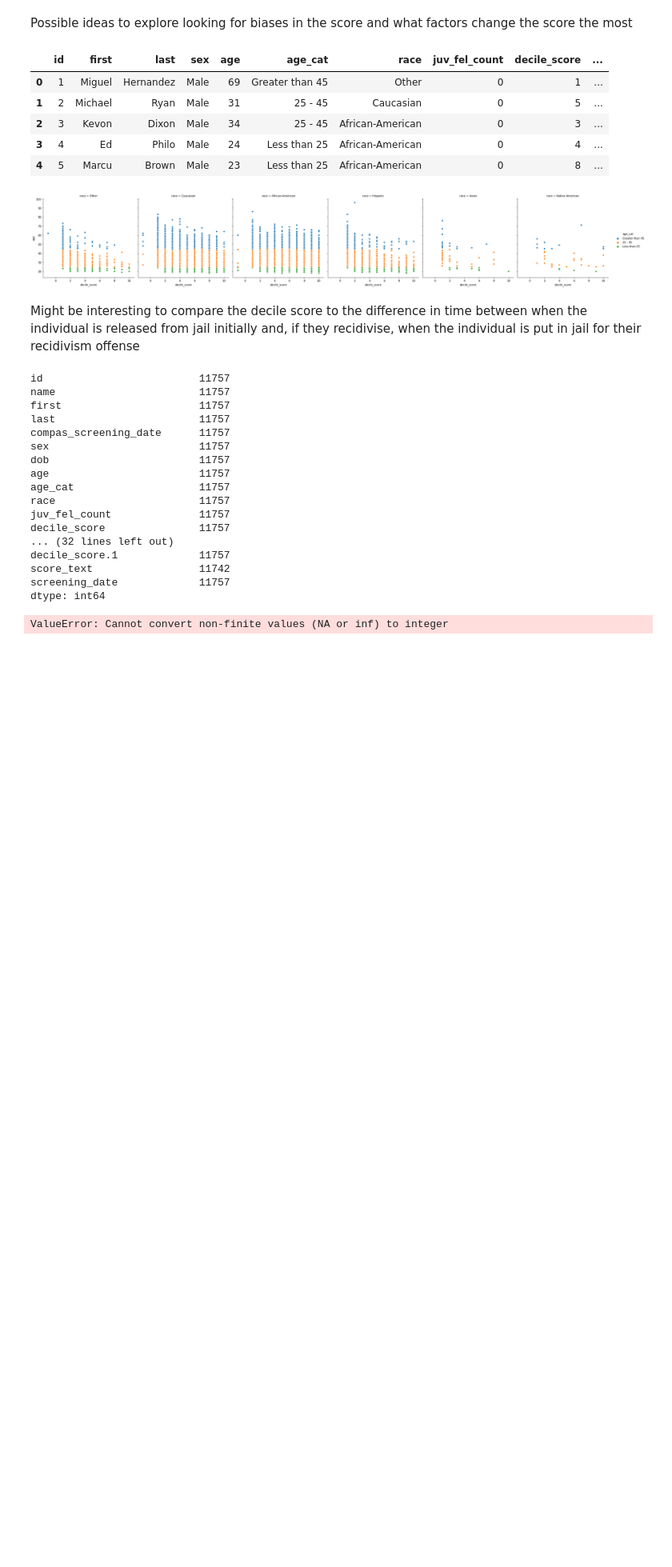
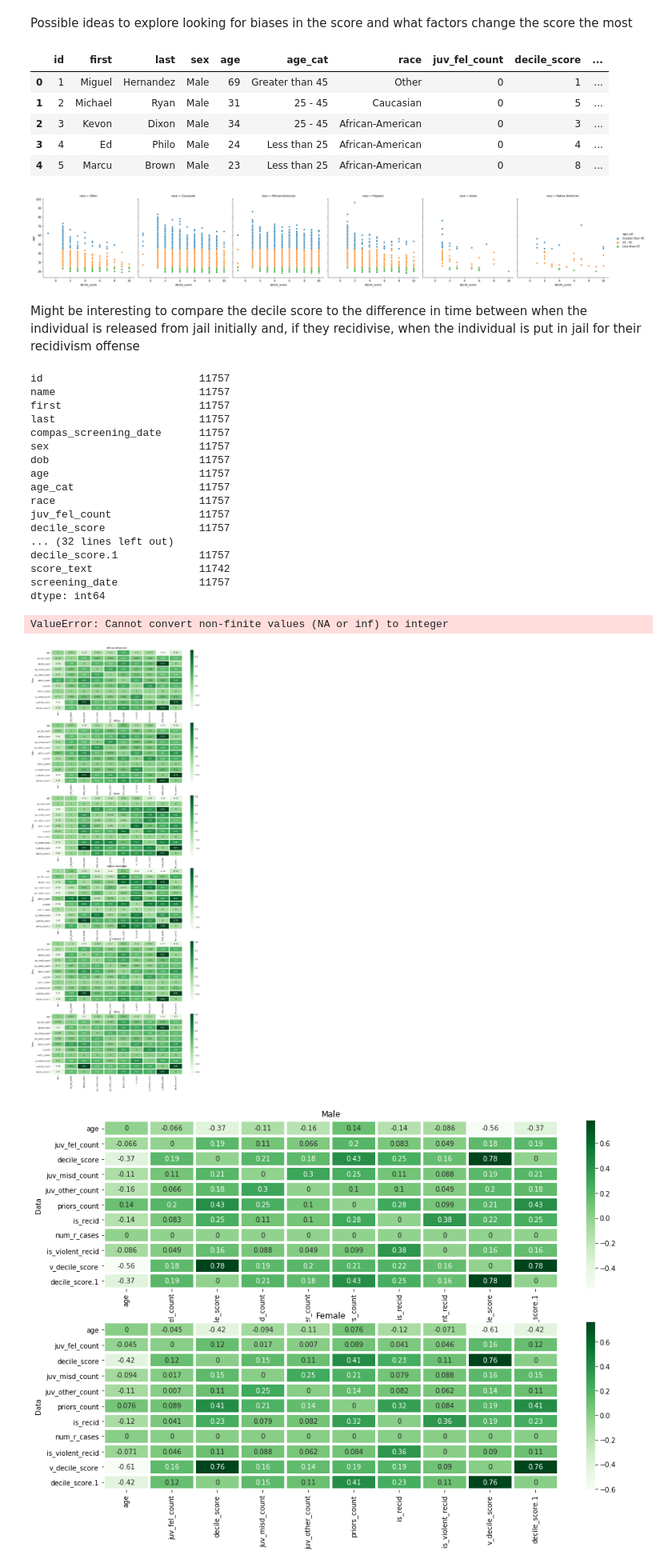
Before and after one commit to CyrusRR/iXDSCourseProject1, a Jupyter notebook: compas-analysis-master/Compass EDA.ipynb, the cells around one changed output. Shown at 80% size. Saved outputs shown, nothing was run; the diff lists cells and outputs as text; code cells hidden in the pictures; blank space fills up the shorter version.

```diff
--- a/compas-analysis-master/Compass EDA.ipynb
+++ b/compas-analysis-master/Compass EDA.ipynb
@@ -339,3 +288,39 @@ b['r_offense_year'] = b['r_offense_date'].dt.year.astype('int64')
 a
 # %% [output]
 ValueError: Cannot convert non-finite values (NA or inf) to integer
+# %%
+Compascorr=y.groupby("race").corr()
+Compascorr1  = Compascorr[Compascorr < .999][Compascorr > -.999]
+Compascorr1 = round(Compascorr1.fillna(0),3)
+Compascorr1 = Compascorr1.reset_index().rename(columns={'level_1': 'Data'}).set_index("Data")
+irrelcol = ["race", "num_r_cases","id", "days_b_screening_arrest", "c_days_from_compas", "r_days_from_arrest", "num_vr_cases"]
+irrelrows = ["id", "days_b_screening_arrest", "c_days_from_compas",  "r_days_from_arrest", "num_vr_cases"]
+CompasBl = Compascorr1[(Compascorr1.race == "African-American")].drop(irrelcol, axis =1).drop(irrelrows, axis =0)
+CompasAs = Compascorr1[(Compascorr1.race == "Asian")].drop(irrelcol, axis =1).drop(irrelrows, axis =0)
+CompasWh = Compascorr1[(Compascorr1.race == "Caucasian")].drop(irrelcol, axis =1).drop(irrelrows, axis =0)
+CompasNa = Compascorr1[(Compascorr1.race == "Native American")].drop(irrelcol, axis =1).drop(irrelrows, axis =0)
+CompasOt = Compascorr1[(Compascorr1.race == "Other")].drop(irrelcol, axis =1).drop(irrelrows, axis =0)
+CompasHi = Compascorr1[(Compascorr1.race == "Hispanic")].drop(irrelcol, axis =1).drop(irrelrows, axis =0)
+# %%
+CompascorrM = y.groupby("sex").corr()
+CompascorrMM  = CompascorrM[CompascorrM < .999][CompascorrM > -.999]
+CompascorrMM = round(CompascorrMM.fillna(0),3)
+CompascorrMM = CompascorrMM.reset_index().rename(columns={'level_1': 'Data'}).set_index("Data")
+irrelcolg = ["sex","num_r_cases", "id", "days_b_screening_arrest", "c_days_from_compas", "r_days_from_arrest", "num_vr_cases"]
+irrelrowsg = ["id", "days_b_screening_arrest", "c_days_from_compas",  "r_days_from_arrest", "num_vr_cases"]
+CompasM = CompascorrMM[(CompascorrMM.sex == "Male")].drop(irrelcolg, axis =1).drop(irrelrowsg, axis =0)
+CompasF = CompascorrMM[(CompascorrMM.sex == "Female")].drop(irrelcolg, axis =1).drop(irrelrowsg, axis =0)
+# %%
+f, axes1 = plt.subplots(6,1, sharey=True, figsize=(15, 40), squeeze = True)
+Corr1 = (sns.heatmap(CompasBl, annot=True, linewidths=3, cmap="Greens", ax=axes1[0])).set_title("African-American")
+Corr2 = (sns.heatmap(CompasWh, annot=True, linewidths=3, cmap="Greens",ax=axes1[1])).set_title("White")
+Corr3 = (sns.heatmap(CompasAs, annot=True, linewidths=3, cmap="Greens",ax=axes1[2])).set_title("Asian")
+Corr4 = (sns.heatmap(CompasNa, annot=True, linewidths=3, cmap="Greens",ax=axes1[3])).set_title("Native American")
+Corr5 = (sns.heatmap(CompasHi, annot=True, linewidths=3, cmap="Greens",ax=axes1[4])).set_title("Hispanic")
+Corr6 = (sns.heatmap(CompasOt, annot=True, linewidths=3, cmap="Greens",ax=axes1[5])).set_title("Other")
+f, axes = plt.subplots(2,1, sharey=True, figsize=(15, 10), squeeze = True)
+CorrS1 = (sns.heatmap(CompasM, annot=True, linewidths=3, cmap="Greens",ax=axes[0])).set_title("Male")
+CorrS2 = (sns.heatmap(CompasF, annot=True, linewidths=3, cmap="Greens",ax=axes[1])).set_title("Female")
+# %% [output]
+[figure, added]
+[figure, added]
```
Also changed, not shown: parts of 9 cells of this notebook, 1 other file.
